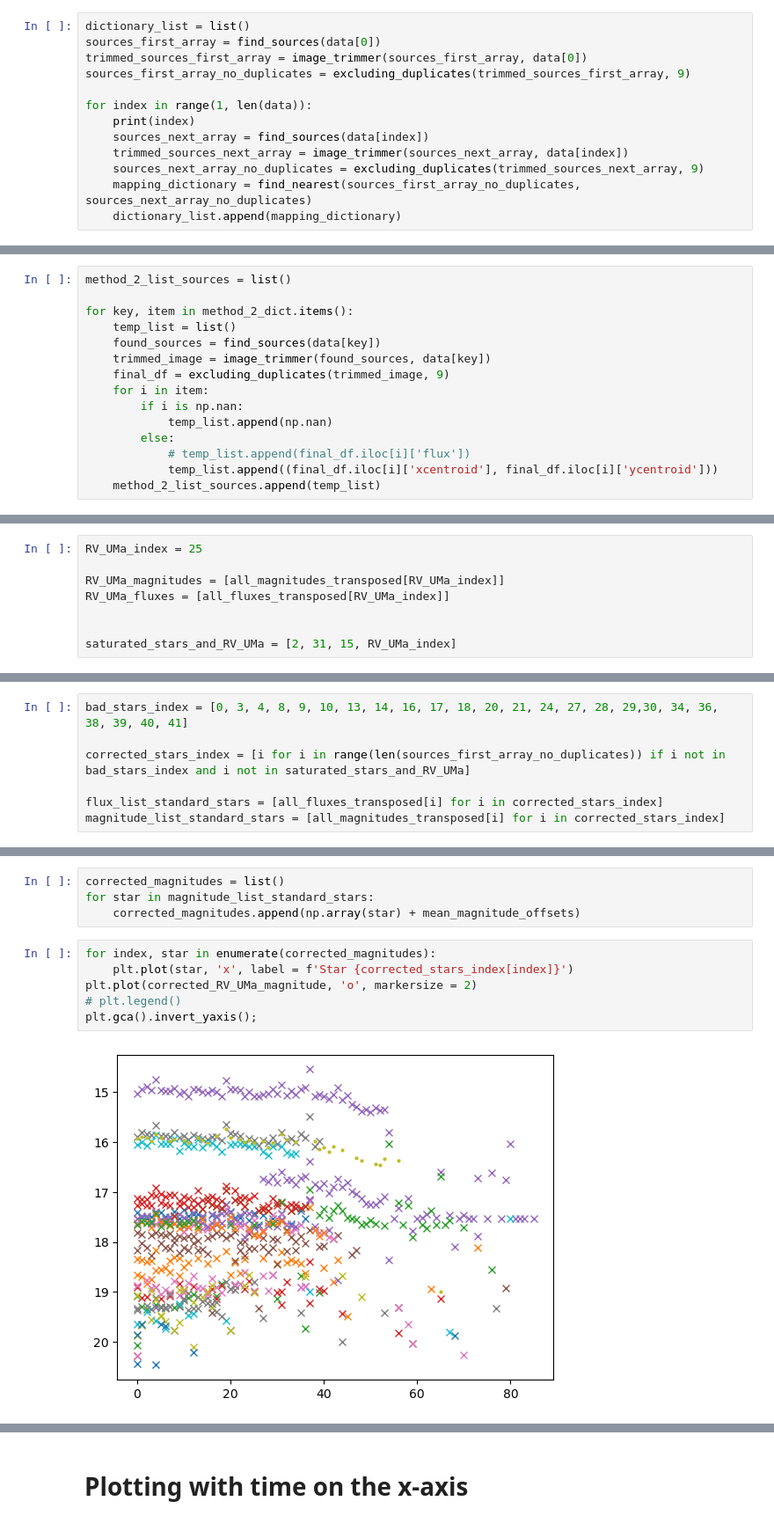
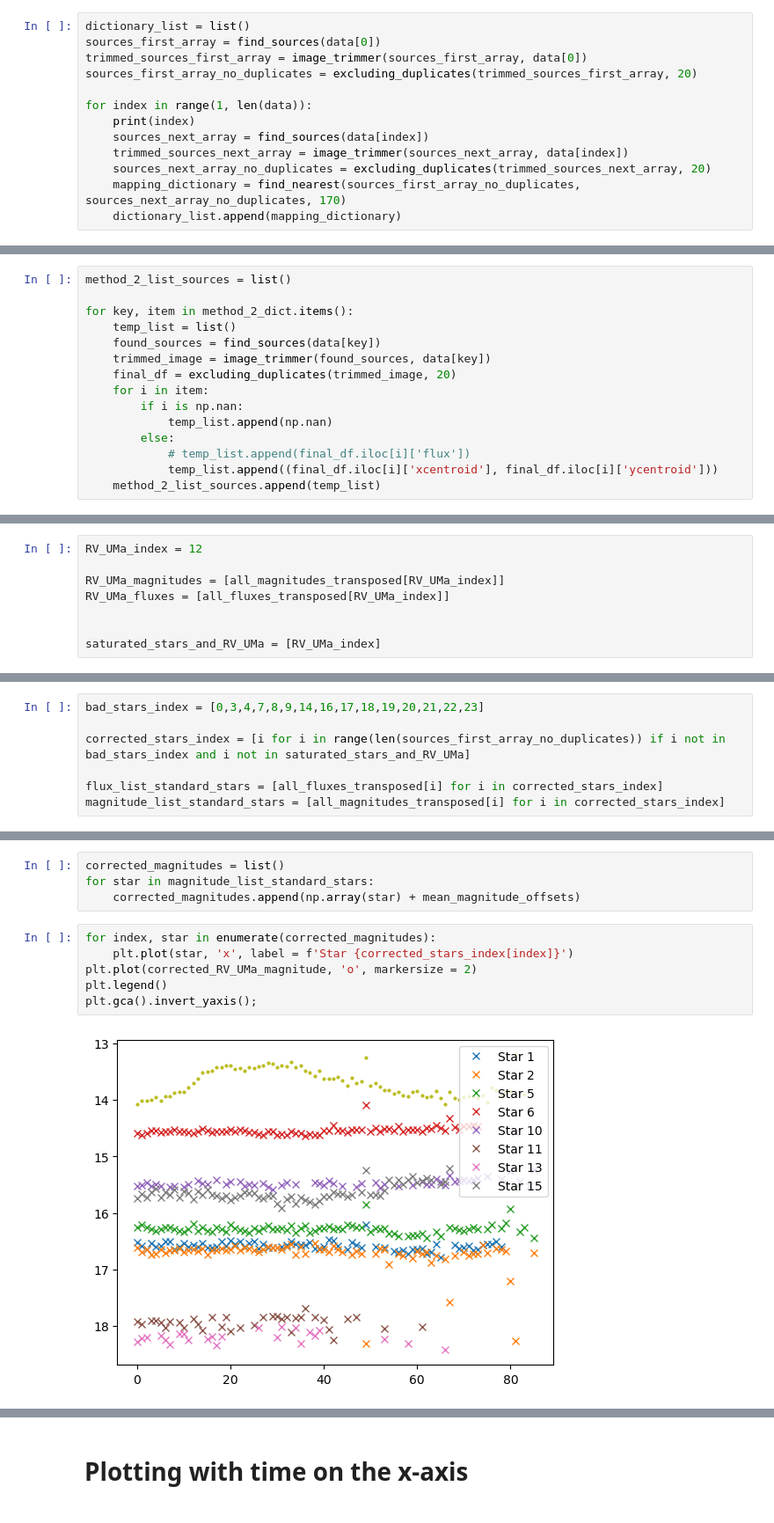
Before and after one commit to npi2015/Mphys-project, a Jupyter notebook: Notebooks/RZ_Cep_Blue.ipynb, the cells around one changed output, grey strips where cells are left out. Shown at 88% size. Saved outputs shown, nothing was run; the diff lists cells and outputs as text.

```diff
--- a/Notebooks/RZ_Cep_Blue.ipynb
+++ b/Notebooks/RZ_Cep_Blue.ipynb
@@ -221,14 +201,14 @@ def aperture_calculation(image_array, positions_df, r, delta_r, exp_time, gain,
 dictionary_list = list()
 sources_first_array = find_sources(data[0])
 trimmed_sources_first_array = image_trimmer(sources_first_array, data[0])
-sources_first_array_no_duplicates = excluding_duplicates(trimmed_sources_first_array, 9)
+sources_first_array_no_duplicates = excluding_duplicates(trimmed_sources_first_array, 20)
 
 for index in range(1, len(data)):
     print(index)
     sources_next_array = find_sources(data[index])
     trimmed_sources_next_array = image_trimmer(sources_next_array, data[index])
-    sources_next_array_no_duplicates = excluding_duplicates(trimmed_sources_next_array, 9)
-    mapping_dictionary = find_nearest(sources_first_array_no_duplicates, sources_next_array_no_duplicates)
+    sources_next_array_no_duplicates = excluding_duplicates(trimmed_sources_next_array, 20)
+    mapping_dictionary = find_nearest(sources_first_array_no_duplicates, sources_next_array_no_duplicates, 170)
     dictionary_list.append(mapping_dictionary)
 # %% [output]
 1
@@ -266,7 +246,7 @@ for key, item in method_2_dict.items():
     temp_list = list()
     found_sources = find_sources(data[key])
     trimmed_image = image_trimmer(found_sources, data[key])
-    final_df = excluding_duplicates(trimmed_image, 9)
+    final_df = excluding_duplicates(trimmed_image, 20)
     for i in item:
         if i is np.nan:
             temp_list.append(np.nan)
@@ -357,11 +359,11 @@ sources_first_array_no_duplicates
 # %%
-RV_UMa_index = 25
+RV_UMa_index = 12
 
 RV_UMa_magnitudes = [all_magnitudes_transposed[RV_UMa_index]]
 RV_UMa_fluxes = [all_fluxes_transposed[RV_UMa_index]]
 
 
-saturated_stars_and_RV_UMa = [2, 31, 15, RV_UMa_index]
+saturated_stars_and_RV_UMa = [RV_UMa_index]
 # %%
 stars_index =[i for i in range(len(sources_first_array_no_duplicates)) if i not in saturated_stars_and_RV_UMa]
 magnitude_list_standard_stars = [all_magnitudes_transposed[i] for i in stars_index]
@@ -392,5 +394,5 @@ for index, lst in enumerate(magnitude_list_standard_stars):
 # %%
-bad_stars_index = [0, 3, 4, 8, 9, 10, 13, 14, 16, 17, 18, 20, 21, 24, 27, 28, 29,30, 34, 36, 38, 39, 40, 41]
+bad_stars_index = [0,3,4,7,8,9,14,16,17,18,19,20,21,22,23]
 
 corrected_stars_index = [i for i in range(len(sources_first_array_no_duplicates)) if i not in bad_stars_index and i not in saturated_stars_and_RV_UMa]
 
@@ -428,8 +430,8 @@ for star in magnitude_list_standard_stars:
 # %%
 for index, star in enumerate(corrected_magnitudes):
     plt.plot(star, 'x', label = f'Star {corrected_stars_index[index]}')
 plt.plot(corrected_RV_UMa_magnitude, 'o', markersize = 2)
-# plt.legend()
+plt.legend()
 plt.gca().invert_yaxis();
 # %% [output]
-[figure, old version]
+[figure, new version]
```
Also changed, not shown: parts of 15 cells of this notebook, 1 other file.
